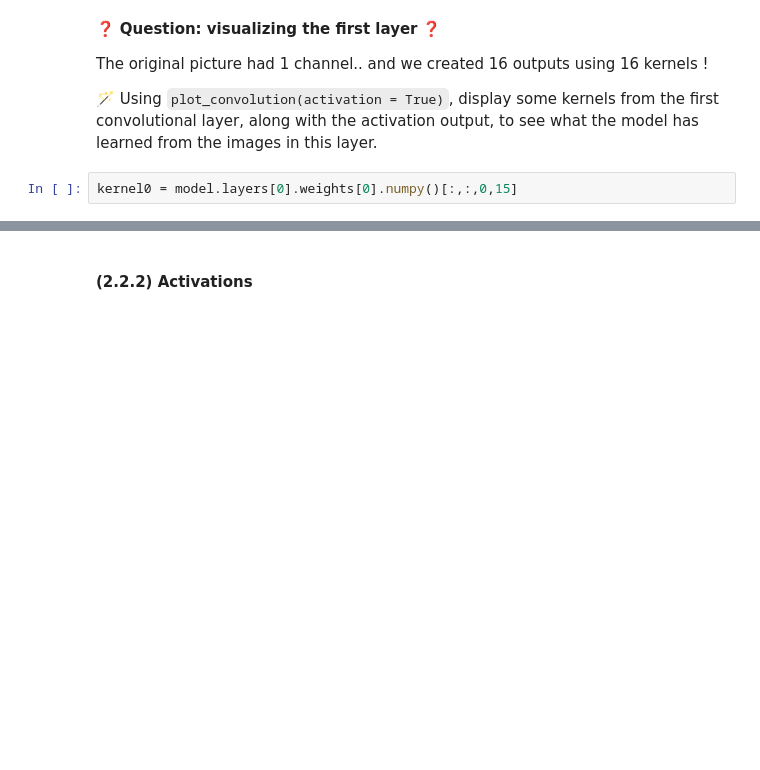
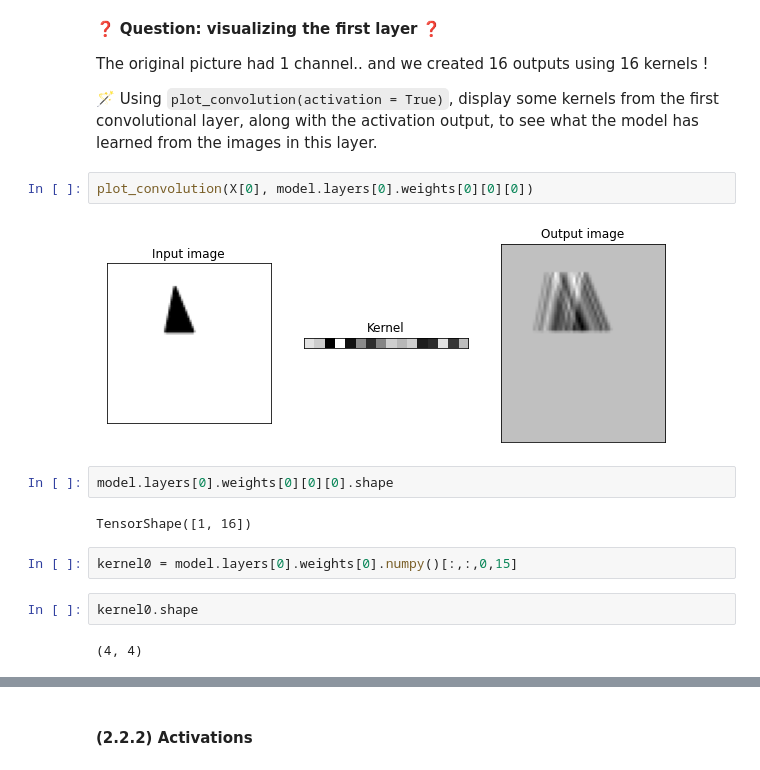
Before and after one commit to matheussposito/data-challenges-832, a Jupyter notebook: 06-Deep-Learning/03-Convolutional-Neural-Networks/02-Intuition-on-Convolutions/intuitions_on_convolutions.ipynb, the cells around one changed output, grey strips where cells are left out. Saved outputs shown, nothing was run; the diff lists cells and outputs as text; blank space fills up the shorter version.

Commit message:
intuitions on convolutions notebook

```diff
--- a/06-Deep-Learning/03-Convolutional-Neural-Networks/02-Intuition-on-Convolutions/intuitions_on_convolutions.ipynb
+++ b/06-Deep-Learning/03-Convolutional-Neural-Networks/02-Intuition-on-Convolutions/intuitions_on_convolutions.ipynb
@@ -632,8 +637,20 @@ $ (1,) $
 The original picture had 1 channel.. and we created 16 outputs using 16 kernels !
 
 🪄 Using `plot_convolution(activation = True)`, display some kernels from the first convolutional layer, along with the activation output, to see what the model has learned from the images in this layer.
+# %%
+plot_convolution(X[0], model.layers[0].weights[0][0][0])
+# %% [output]
+[figure, added]
+# %%
+model.layers[0].weights[0][0][0].shape
+# %% [output]
+TensorShape([1, 16])
 # %%
 kernel0 = model.layers[0].weights[0].numpy()[:,:,0,15]
+# %%
+kernel0.shape
+# %% [output]
+(4, 4)
 # %%
 plot_convolution(X[0], kernel0)
 # %% [output]
```
Also changed, not shown: parts of 24 cells of this notebook.
